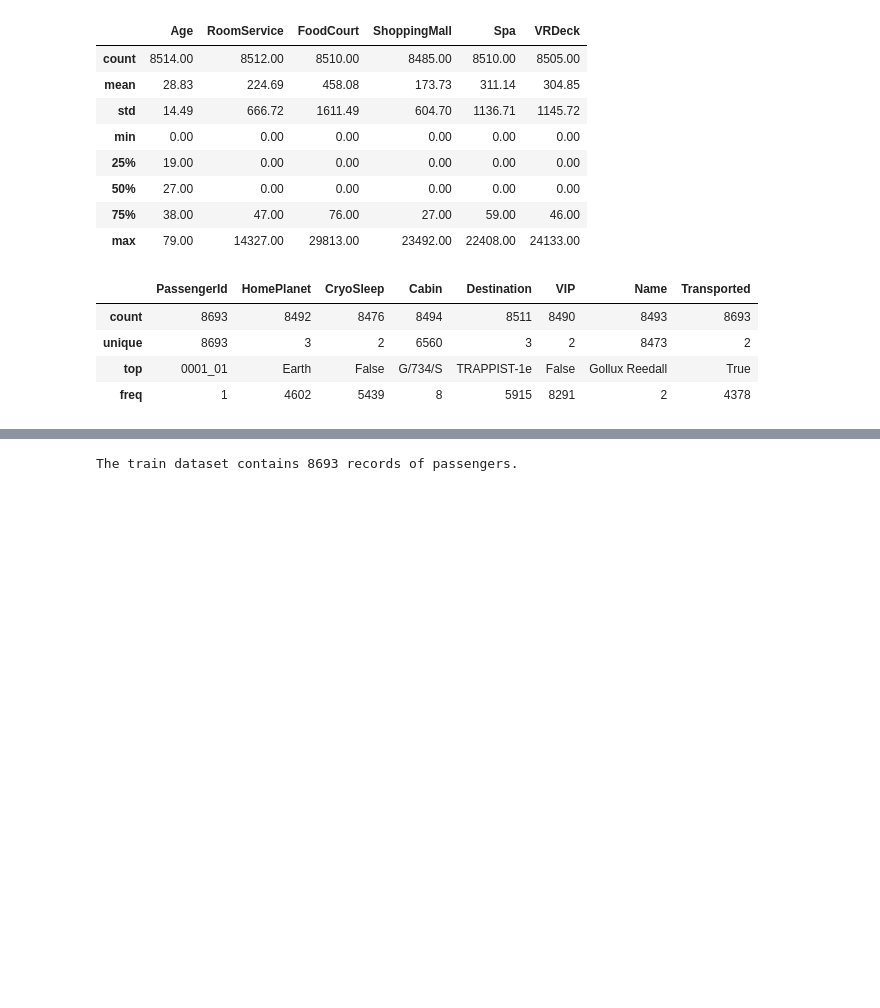
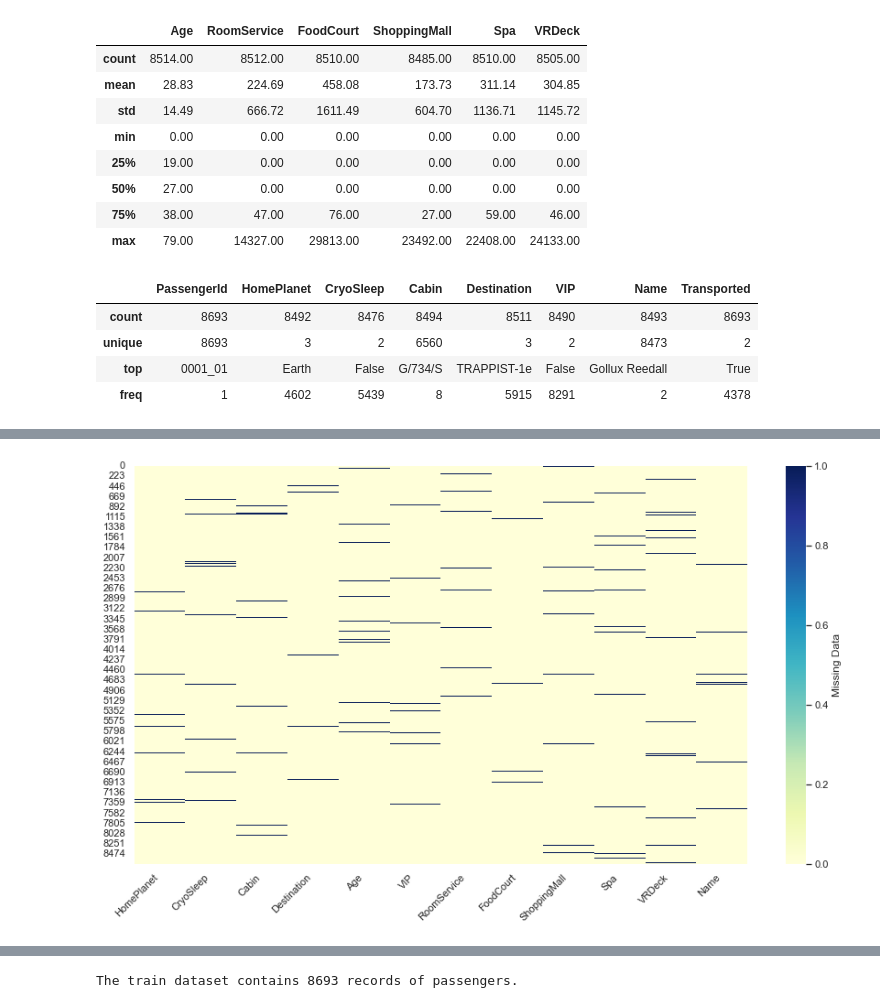
Before and after one commit to PatrickSVM/Spaceship-Titanic-Kaggle-Challenge, a Jupyter notebook: Spaceship_Titanic.ipynb, the cells around one changed output, grey strips where cells are left out. Cells and saved outputs as stored; diff of their text form; code cells hidden in the pictures; blank space fills up the shorter version.

```diff
--- a/Spaceship_Titanic.ipynb
+++ b/Spaceship_Titanic.ipynb
@@ -106,0 +123,9 @@ train.describe(include=[object, bool])
+# %%
+# Where are the NaN-values? All in same row or more distributed?
+sns.set(rc = {'figure.figsize':(15,8)})
+nan_plot = sns.heatmap(train.drop(["PassengerId", "Transported"], axis=1).isna(),
+            cmap="YlGnBu",
+            cbar_kws={'label': 'Missing Data'})
+new_labels = nan_plot.set_xticklabels(nan_plot.get_xticklabels(), rotation=45, horizontalalignment='right')
+# %% [output]
+[figure, added]
```
Also changed, not shown: parts of 27 cells of this notebook.
